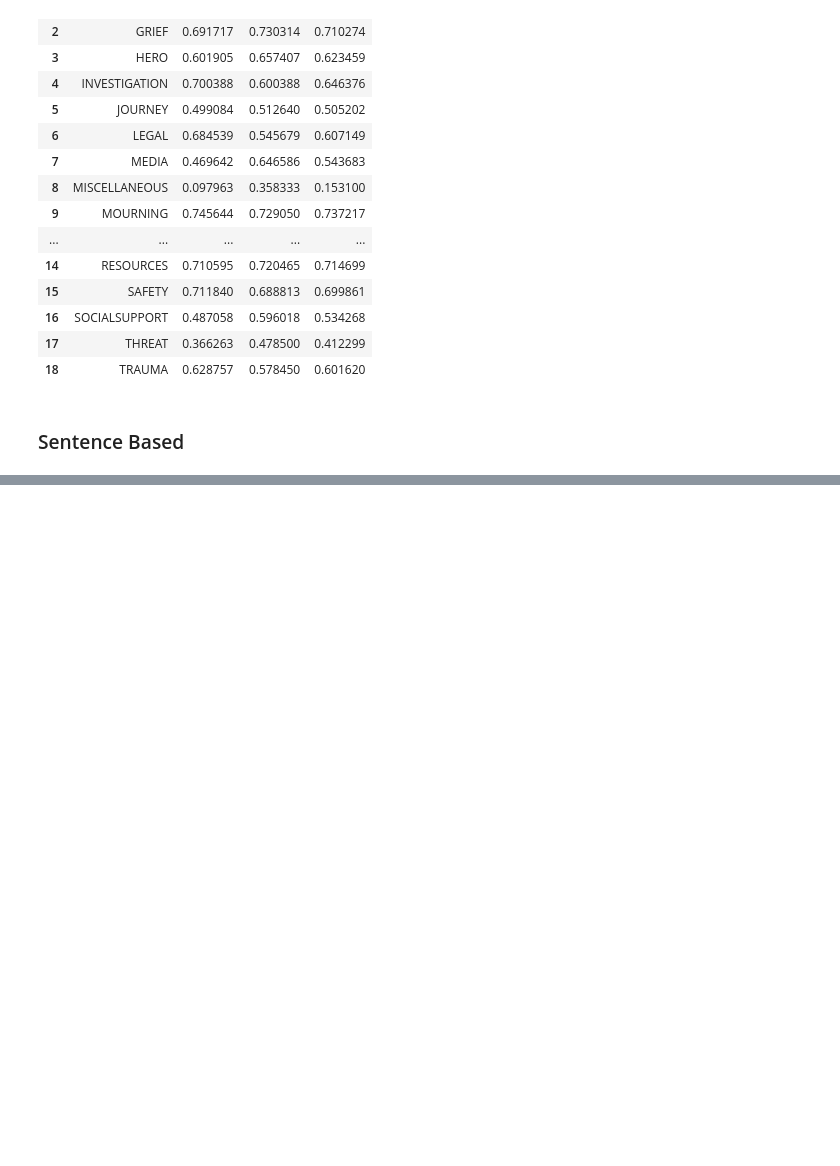
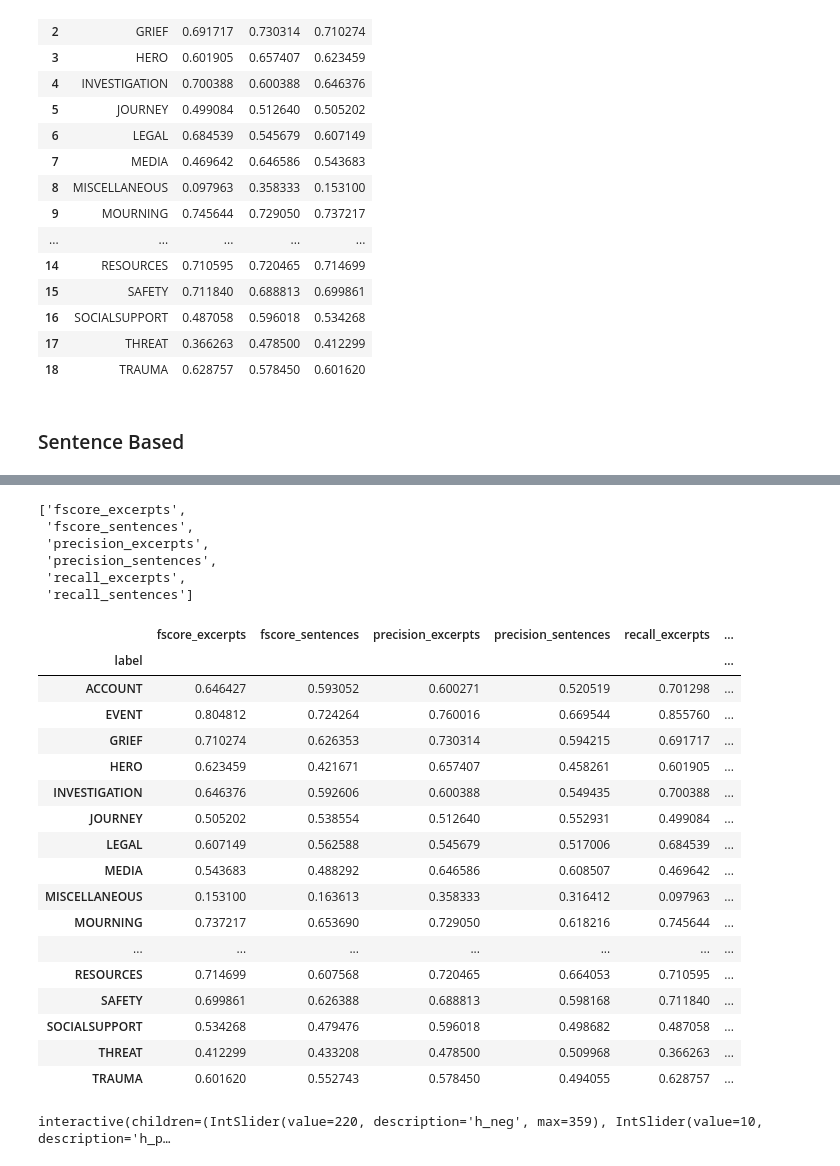
Before and after one commit to anjapago/AnalyzeAccountability, a Jupyter notebook: notebooks/AllLabelAnalysis2.ipynb, the cells around one changed output, grey strips where cells are left out. Cells and saved outputs as stored; diff of their text form; code cells hidden in the pictures; blank space fills up the shorter version.

Commit message:
adding sentence results and styling tables

```diff
--- a/notebooks/AllLabelAnalysis2.ipynb
+++ b/notebooks/AllLabelAnalysis2.ipynb
@@ -128,10 +129,10 @@ for grp in df_cv_mean.groupby(['label']):
     if grp[1].fscore.max() >0:
         fmax_df = fmax_df.append(fmax_row.loc[0,:], ignore_index = True)
 
-df = fmax_df.loc[:, ['label', 'recall', 'precision', 'fscore']]
+dfe = fmax_df.loc[:, ['label', 'recall', 'precision', 'fscore']]
 
 #pivot_ui(df,outfile_path='fulldata_excerpts_pivottablejs.html')
-df
+dfe
 # %% [output]
 |  | label | recall | precision | fscore |
 | 0 | ACCOUNT | 0.701298 | 0.600271 | 0.646427 |
@@ -171,7 +174,7 @@ for grp in df_cv_mean.groupby(['label']):
     if grp[1].fscore.max() >0:
         fmax_df = fmax_df.append(fmax_row.loc[0,:], ignore_index = True)
 
-df = fmax_df.loc[:, ['label', 'recall', 'precision', 'fscore']]
+dfs = fmax_df.loc[:, ['label', 'recall', 'precision', 'fscore']]
 
 #pivot_ui(df,outfile_path='fulldata_excerpts_pivottablejs.html')
-df
+dfs
@@ -177,0 +199,45 @@ df
+# %%
+#df_combined = dfe.copy()
+#df_combined.columns = [df_combined.columns[0]]+[colname+'_excerpts' for colname in dfe.columns[1:]]
+colnames = [colname+'_excerpts' for colname in dfe.columns[1:]]
+colnames.extend([colname+'_sentences' for colname in dfs.columns[1:]])
+colnames.sort()
+colnames
+# %% [output]
+['fscore_excerpts',
+ 'fscore_sentences',
+ 'precision_excerpts',
+ 'precision_sentences',
+ 'recall_excerpts',
+ 'recall_sentences']
+# %%
+df_combined = pd.DataFrame(columns = colnames, index = dfs.loc[:, 'label'])
+for colname in dfs.columns[1:]:
+    df_combined[colname+'_sentences'] = list(dfs[colname])
+    df_combined[colname+'_excerpts'] = list(dfe[colname])
+# %%
+df_combined
+# %% [output]
+|  | fscore_excerpts | fscore_sentences | precision_excerpts | precision_sentences | recall_excerpts | ... |
+| label |  |  |  |  |  | ... |
+| ACCOUNT | 0.646427 | 0.593052 | 0.600271 | 0.520519 | 0.701298 | ... |
+| EVENT | 0.804812 | 0.724264 | 0.760016 | 0.669544 | 0.855760 | ... |
+| GRIEF | 0.710274 | 0.626353 | 0.730314 | 0.594215 | 0.691717 | ... |
+| HERO | 0.623459 | 0.421671 | 0.657407 | 0.458261 | 0.601905 | ... |
+| INVESTIGATION | 0.646376 | 0.592606 | 0.600388 | 0.549435 | 0.700388 | ... |
+| JOURNEY | 0.505202 | 0.538554 | 0.512640 | 0.552931 | 0.499084 | ... |
+| LEGAL | 0.607149 | 0.562588 | 0.545679 | 0.517006 | 0.684539 | ... |
+| MEDIA | 0.543683 | 0.488292 | 0.646586 | 0.608507 | 0.469642 | ... |
+| MISCELLANEOUS | 0.153100 | 0.163613 | 0.358333 | 0.316412 | 0.097963 | ... |
+| MOURNING | 0.737217 | 0.653690 | 0.729050 | 0.618216 | 0.745644 | ... |
+| ... | ... | ... | ... | ... | ... | ... |
+| RESOURCES | 0.714699 | 0.607568 | 0.720465 | 0.664053 | 0.710595 | ... |
+| SAFETY | 0.699861 | 0.626388 | 0.688813 | 0.598168 | 0.711840 | ... |
+| SOCIALSUPPORT | 0.534268 | 0.479476 | 0.596018 | 0.498682 | 0.487058 | ... |
+| THREAT | 0.412299 | 0.433208 | 0.478500 | 0.509968 | 0.366263 | ... |
+| TRAUMA | 0.601620 | 0.552743 | 0.578450 | 0.494055 | 0.628757 | ... |
+# %%
+#cmi = sns.choose_light_palette(as_cmap =True)
+cmi = sns.choose_diverging_palette(as_cmap =True)
+# %% [output]
+interactive(children=(IntSlider(value=220, description='h_neg', max=359), IntSlider(value=10, description='h_p…
```
Also changed, not shown: parts of 6 cells of this notebook.
